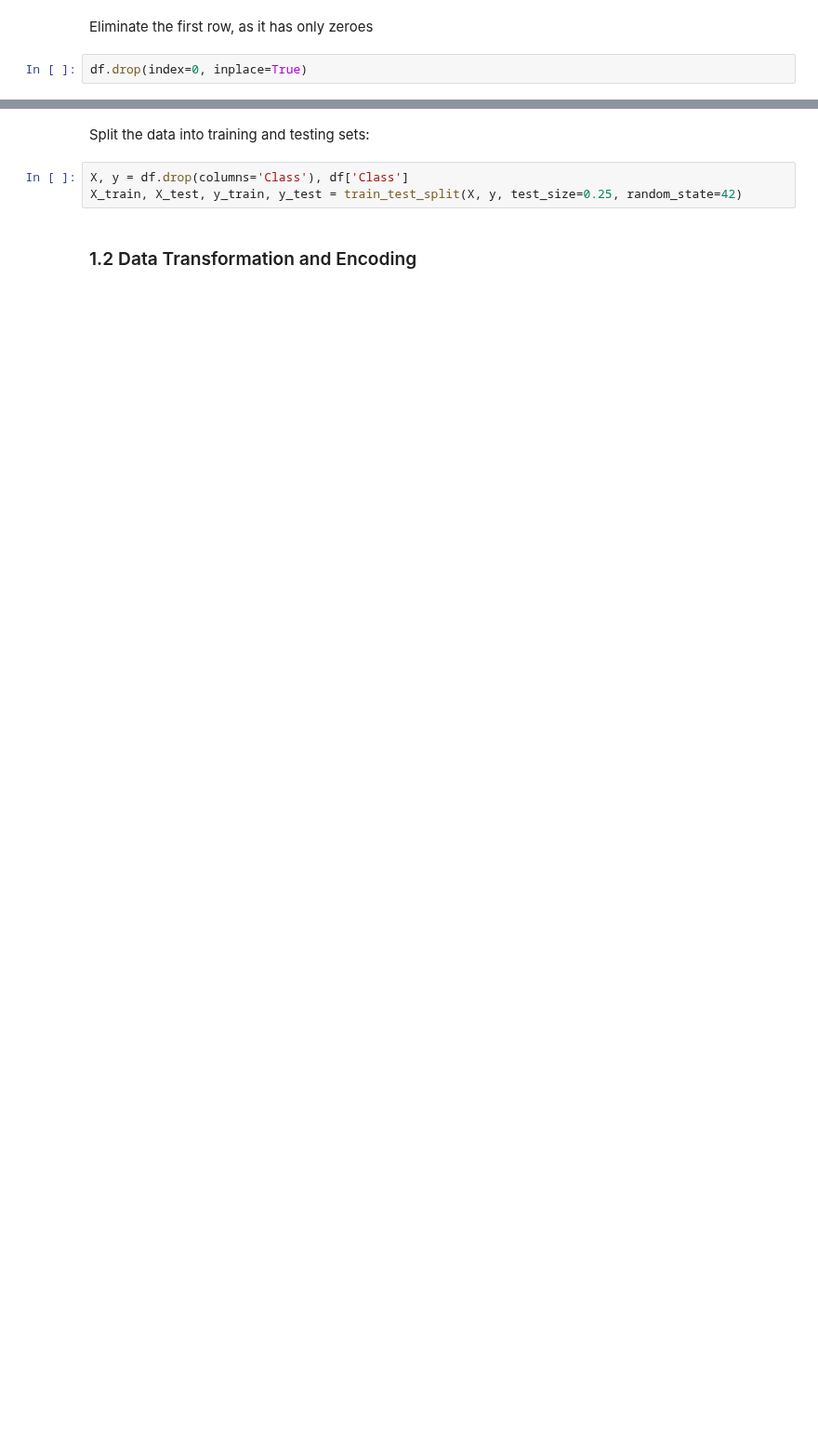
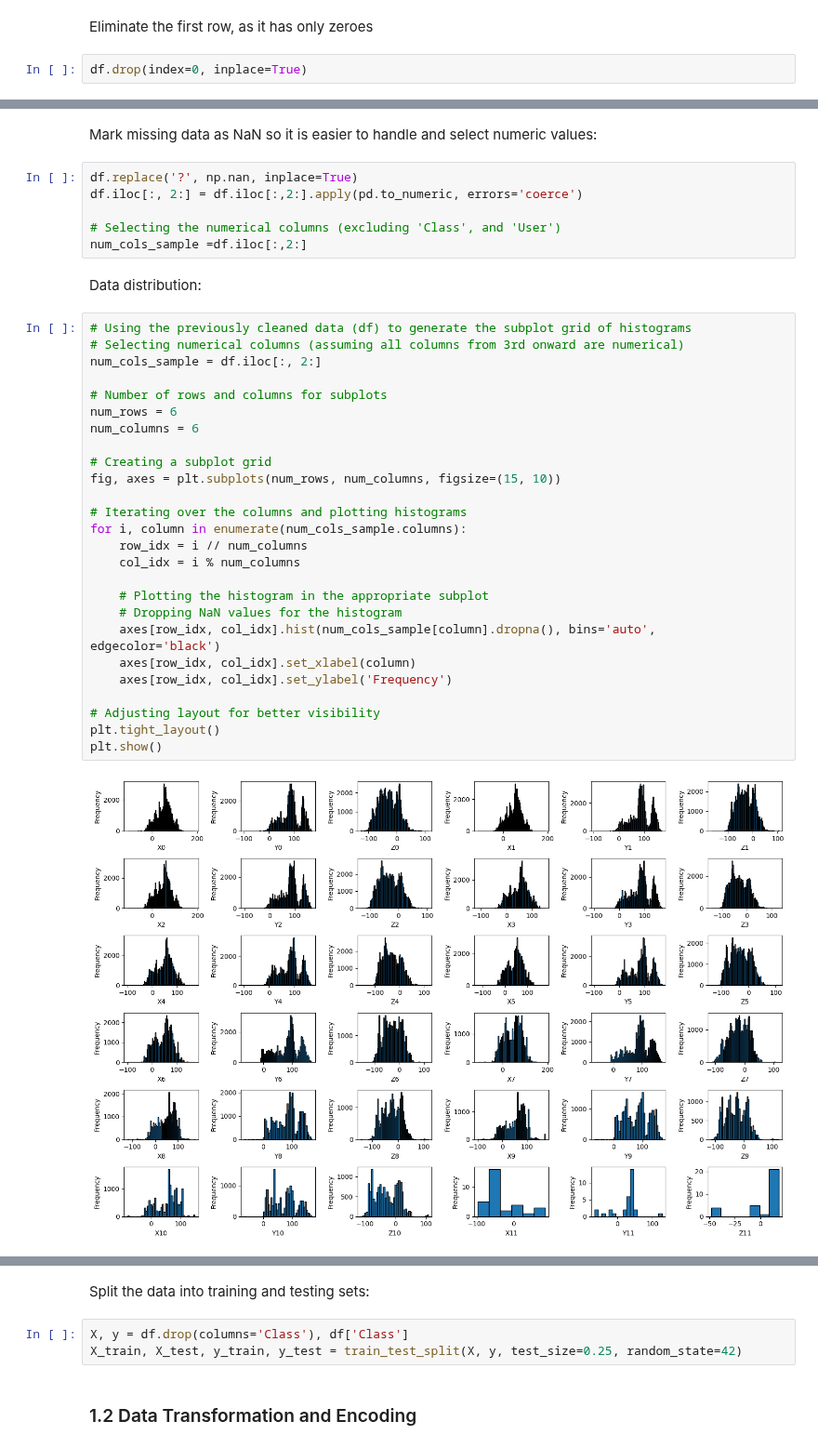
Before and after one commit to AntunesCSR/ML_Group_Projects, a Jupyter notebook: HA2/HA2.ipynb, the cells around one changed output, grey strips where cells are left out. Shown at 93% size. Drawn from its saved outputs; the diff is of its cells as text; blank space fills up the shorter version.

Commit message:
Added distribution + some minor changes
Added distribution graphs for variables, moved some things arounds and corrected some minor mistakes in markdowns.

```diff
--- a/HA2/HA2.ipynb
+++ b/HA2/HA2.ipynb
@@ -55,0 +56,38 @@ df['Class'].value_counts().to_frame().T # the dataset is fairly balanced
+# %% [markdown]
+Mark missing data as NaN so it is easier to handle and select numeric values:
+# %%
+df.replace('?', np.nan, inplace=True)
+df.iloc[:, 2:] = df.iloc[:,2:].apply(pd.to_numeric, errors='coerce')
+
+# Selecting the numerical columns (excluding 'Class', and 'User')
+num_cols_sample =df.iloc[:,2:]
+# %% [markdown]
+Data distribution:
+# %%
+# Using the previously cleaned data (df) to generate the subplot grid of histograms
+# Selecting numerical columns (assuming all columns from 3rd onward are numerical)
+num_cols_sample = df.iloc[:, 2:]
+
+# Number of rows and columns for subplots
+num_rows = 6
+num_columns = 6
+
+# Creating a subplot grid
+fig, axes = plt.subplots(num_rows, num_columns, figsize=(15, 10))
+
+# Iterating over the columns and plotting histograms
+for i, column in enumerate(num_cols_sample.columns):
+    row_idx = i // num_columns
+    col_idx = i % num_columns
+
+    # Plotting the histogram in the appropriate subplot
+    # Dropping NaN values for the histogram
+    axes[row_idx, col_idx].hist(num_cols_sample[column].dropna(), bins='auto', edgecolor='black')
+    axes[row_idx, col_idx].set_xlabel(column)
+    axes[row_idx, col_idx].set_ylabel('Frequency')
+
+# Adjusting layout for better visibility
+plt.tight_layout()
+plt.show()
+# %% [output]
+[figure, added]
```
Also changed, not shown: parts of 8 cells of this notebook.
